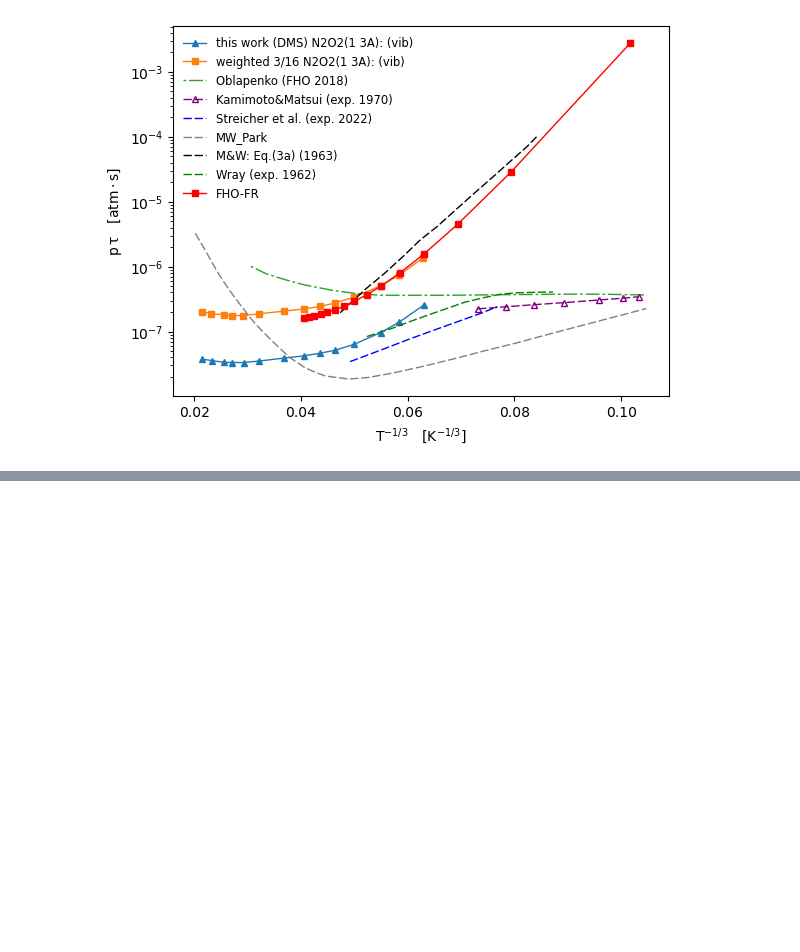
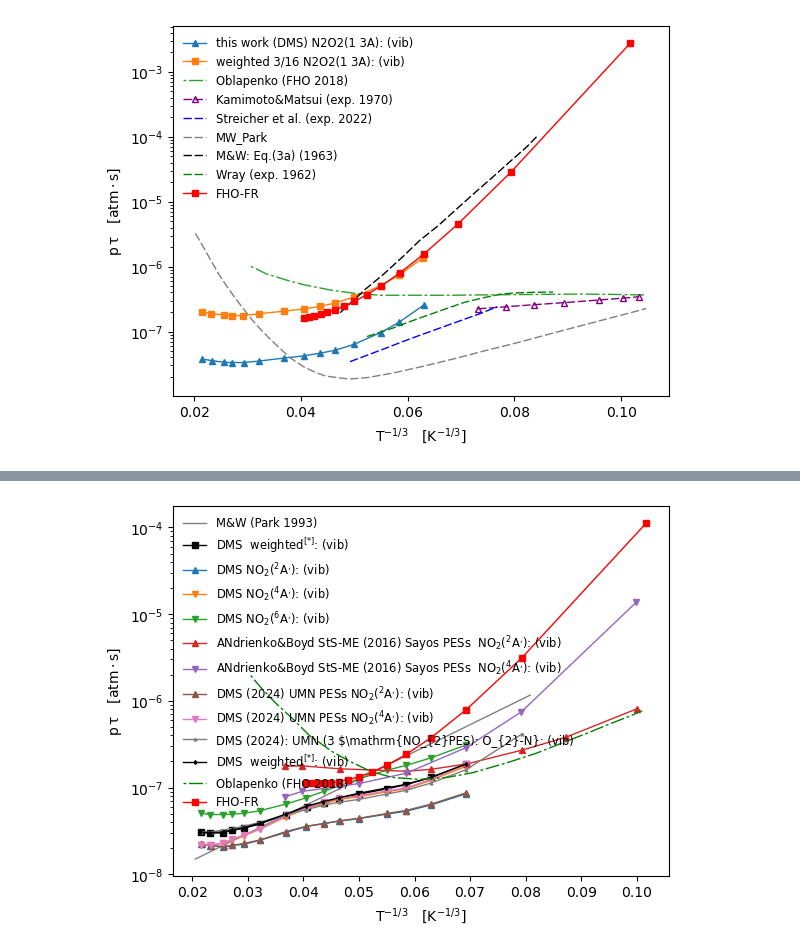
Before and after one commit to st107958/fho_plot, a Jupyter notebook: plots.ipynb, the cells around one changed output, grey strips where cells are left out. Saved outputs shown, nothing was run; the diff lists cells and outputs as text; code cells hidden in the pictures; blank space fills up the shorter version.

```diff
--- a/plots.ipynb
+++ b/plots.ipynb
@@ -282,2 +344,64 @@ data = get_all_data_points('O2-N')
 # %%
-data = get_all_data_points('O2-O')
+data = get_all_data_points('O2-N')
+
+fig, ax = plt.subplots()
+
+mw, = ax.plot(data['MW'][:, 0], data['MW'][:, 1], linewidth=lwidth, color='gray')
+mw.set_label(r'M&W (Park 1993)')
+
+dmsweighted1, = ax.plot(data['DMSweighted1'][:, 0], data['DMSweighted1'][:, 1], '-s', markersize=msize, linewidth=lwidth, color='black')
+dmsweighted1.set_label(r'DMS  $\mathrm{weighted ^{[*]}}$: (vib)')
+
+
+dms2a, = ax.plot(data['DMS2A'][:, 0], data['DMS2A'][:, 1], '-^', markersize=msize, linewidth=lwidth)
+dms2a.set_label(r'DMS $\mathrm{NO_{2}(^{2}A^{,})}$: (vib)')
+
+dms4a, = ax.plot(data['DMS4A'][:, 0], data['DMS4A'][:, 1], '-v', markersize=msize, linewidth=lwidth)
+dms4a.set_label(r'DMS $\mathrm{NO_{2}(^{4}A^{,})}$: (vib)')
+
+dms6a, = ax.plot(data['DMS6A'][:, 0], data['DMS6A'][:, 1], '-v', markersize=msize, linewidth=lwidth)
+dms6a.set_label(r'DMS $\mathrm{NO_{2}(^{6}A^{,})}$: (vib)')
+
+
+stsme2a, = ax.plot(data['STSME2A'][:, 0], data['STSME2A'][:, 1], '-^', markersize=msize, linewidth=lwidth)
+stsme2a.set_label(r'ANdrienko&Boyd StS-ME (2016) Sayos PESs  $\mathrm{NO_{2}(^{2}A^{,})}$: (vib)')
+
+stsme4a, = ax.plot(data['STSME4A'][:, 0], data['STSME4A'][:, 1], '-v', markersize=msize, linewidth=lwidth)
+stsme4a.set_label(r'ANdrienko&Boyd StS-ME (2016) Sayos PESs  $\mathrm{NO_{2}(^{4}A^{,})}$: (vib)')
+
+
+dms_umn2a, = ax.plot(data['DMSUMNPES2A'][:, 0], data['DMSUMNPES2A'][:, 1], '-^', markersize=msize, linewidth=lwidth)
+dms_umn2a.set_label(r'DMS (2024) UMN PESs $\mathrm{NO_{2}(^{2}A^{,})}$: (vib)')
+
+dms_umn4a, = ax.plot(data['DMSUMNPES4A'][:, 0], data['DMSUMNPES4A'][:, 1], '-v', markersize=msize, linewidth=lwidth)
+dms_umn4a.set_label(r'DMS (2024) UMN PESs $\mathrm{NO_{2}(^{4}A^{,})}$: (vib)')
+
+
+dms_umn, = ax.plot(data['DMSUMN'][:, 0], data['DMSUMN'][:, 1], '-^', markersize=2, linewidth=lwidth)
+dms_umn.set_label(r'DMS (2024): UMN (3 $\mathrm{NO_{2}PES): O_{2}-N}: (vib)')
+
+dms_umn_weighted1, = ax.plot(data['DMSUMNweighted'][:, 0], data['DMSUMNweighted'][:, 1], '-d', markersize=2, linewidth=lwidth, color='black')
+dms_umn_weighted1.set_label(r'DMS  $\mathrm{weighted ^{[*]}}$: (vib)')
+
+
+
+fho, = ax.plot(data['FHO'][:, 0], data['FHO'][:, 1], linewidth=lwidth, color='green')
+fho.set_dashes([2, 2, 10, 2])
+fho.set_label('Oblapenko (FHO 2018)')
+
+fho_fr, = ax.plot((data['FHO_FR'][:, 0]) ** (-1/3), data['FHO_FR'][:, 1], '-s', markersize=msize, linewidth=lwidth, color='red')
+fho_fr.set_label('FHO-FR')
+
+ax.set_yscale('log')
+plt.legend(frameon=False, framealpha=0, fontsize='small')
+
+# ax.grid(True)
+# ax.set_xlim(0.02, 0.09)
+# ax.set_ylim(0.2e-7, 1e-2)
+ax.set_xlabel(r'$\mathrm{T^{-1/3} \quad [K^{-1/3}]}$')
+ax.set_ylabel(r'$\mathrm{ p \, \tau \quad [atm \cdot s]}$')
+plt.show()
+
+fig.savefig('plots//' + 'O2-N' + '.png', dpi=600)
+# %% [output]
+[figure, added]
```
Also changed, not shown: parts of 5 cells of this notebook, 29 other files.
